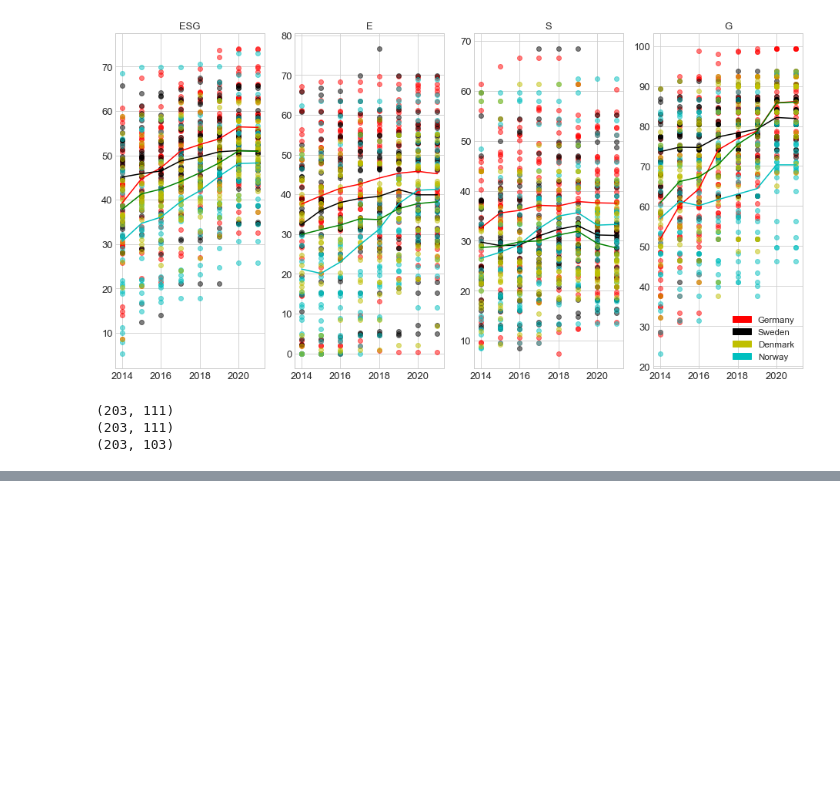
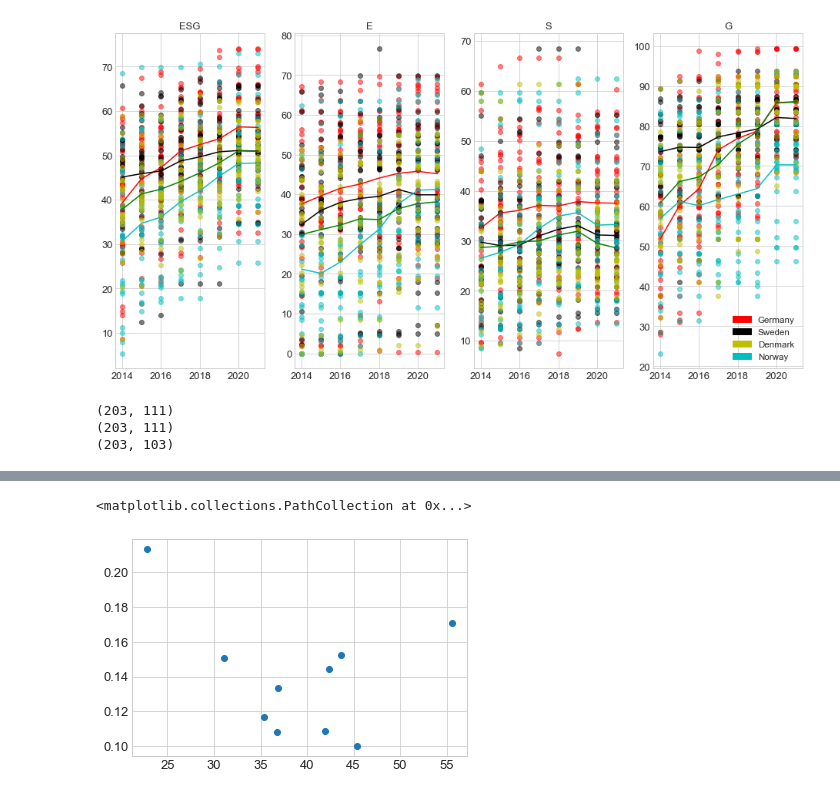
Before and after one commit to KamilPan/PS, a Jupyter notebook: ACF /ACF.ipynb, the cells around one changed output, grey strips where cells are left out. Saved outputs shown, nothing was run; the diff lists cells and outputs as text; code cells hidden in the pictures; blank space fills up the shorter version.

```diff
--- a/ACF /ACF.ipynb
+++ b/ACF /ACF.ipynb
@@ -751,0 +625,3 @@ ff.to_excel('ff.xlsx')
+# %%
+high_r = tab.loc['mean',:].sort_values(ascending=False).tolist()
+tab.loc['mean',:].sort_values(ascending=False).head(10)
@@ -751,0 +640,7 @@ ff.to_excel('ff.xlsx')
+# %%
+esg_high_r = esg_esg.loc[:,['EVO_S','VWS_D','SRT3_G','GMAB_D','AMBUB_D','SALM_N','BAKKA_N','DSV_D','TOM_N','BAVA_D' ]].mean().tolist()
+# %%
+plt.scatter(esg_high_r,high_r[:10])
+# %% [output]
+<matplotlib.collections.PathCollection at 0x...>
+[figure, added]
```
Also changed, not shown: parts of 18 cells of this notebook, 6 other files.
